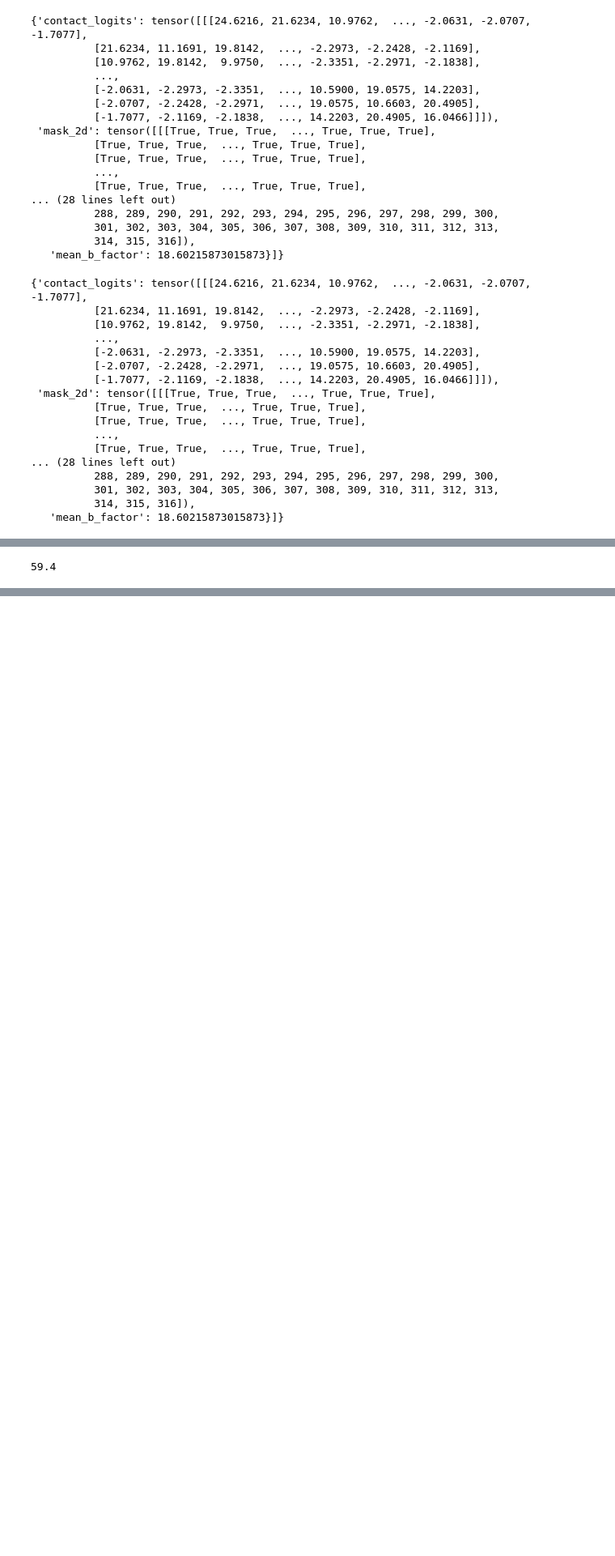
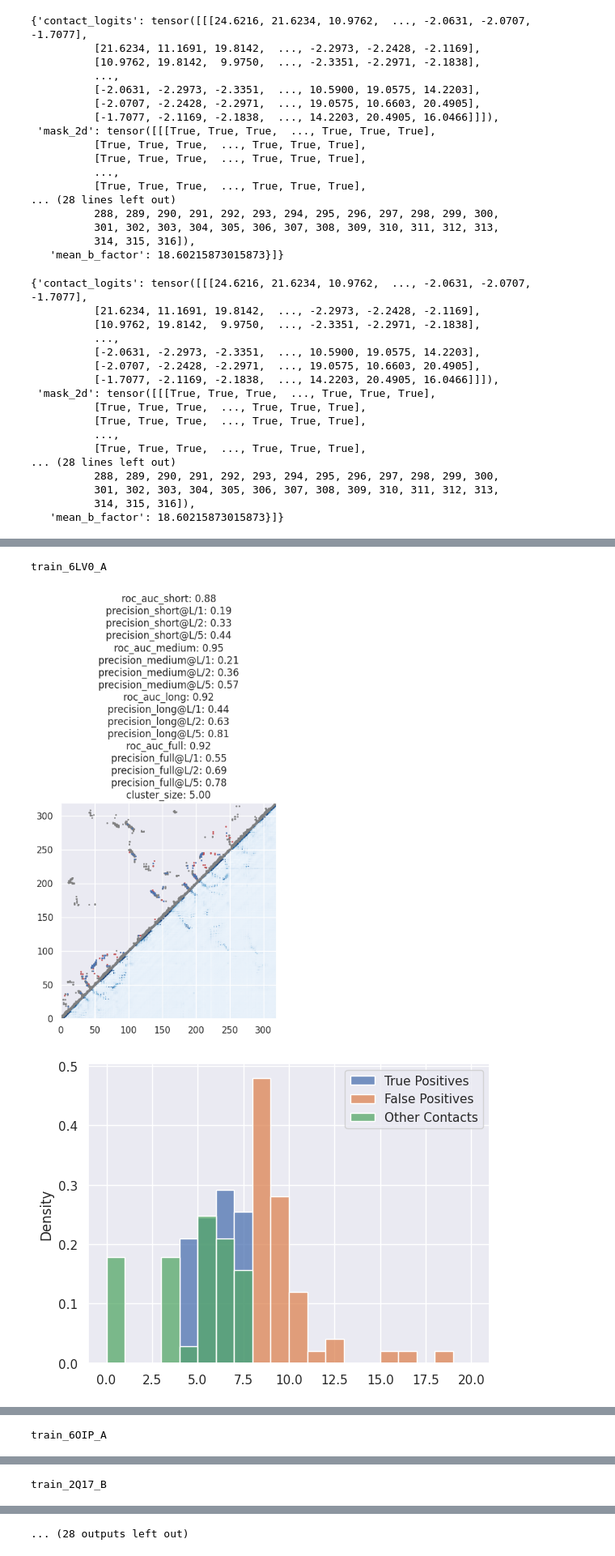
Before and after one commit to gottalottarock/esm-2-contact-map, a Jupyter notebook: ipynb/visualize/visualize_predictions.ipynb, the cells around one changed output, grey strips where cells are left out. Shown at 81% size. Drawn from its saved outputs; the diff is of its cells as text; code cells hidden in the pictures; blank space fills up the shorter version.

```diff
--- a/ipynb/visualize/visualize_predictions.ipynb
+++ b/ipynb/visualize/visualize_predictions.ipynb
@@ -114,7 +114,7 @@ def plot_contacts_and_predictions(
     relative_distance = np.add.outer(-np.arange(seqlen), np.arange(seqlen))
     bottom_mask = relative_distance < 0
     masked_image = np.ma.masked_where(bottom_mask, predictions)
-    invalid_mask = np.abs(np.add.outer(np.arange(seqlen), -np.arange(seqlen))) < 6
+    invalid_mask = np.abs(np.add.outer(np.arange(seqlen), -np.arange(seqlen))) < 24
     predictions = predictions.copy()
     predictions[invalid_mask] = float("-inf")
 
@@ -144,5 +144,7 @@ def plot_contacts_and_predictions(
     sns.histplot(distances[other_contacts.astype(bool)], bins=bins, label="Other Contacts",stat="density")
     plt.legend()
     plt.show()
+    sns.scatterplot(x=distances[pred_contacts], y=predictions[pred_contacts], alpha=0.5)
+    plt.show()
 # %%
 sns.set_theme()
@@ -149,6 +153,5 @@ sns.set_theme()
 # %%
-for id_, row in metrics.sample(10).iterrows():
-    print(id_)
+def plot_graphs(id_, row):
     pred = id_prediction_map[id_]
     contact_logits = pred["contact_logits"][0]
     contact_map = id_contact_map[id_]["contact_map"]
@@ -177,4 +166,8 @@ train_3C0D_H
-# %%
-(60*99 + 0) / 100
-# %% [output]
-59.4
+# %%
+for id_, row in metrics.sample(10).iterrows():
+    print(id_)
+    plot_graphs(id_, row)
+# %% [output]
+train_6LV0_A
+[figure, added]
+[figure, added]
@@ -180,0 +175 @@ train_3C0D_H
+train_6OIP_A
@@ -180,0 +179 @@ train_3C0D_H
+train_2Q17_B
@@ -180,0 +183 @@ train_3C0D_H
+... (28 outputs left out)
```
Also changed, not shown: parts of 9 cells of this notebook, 5 other files.
